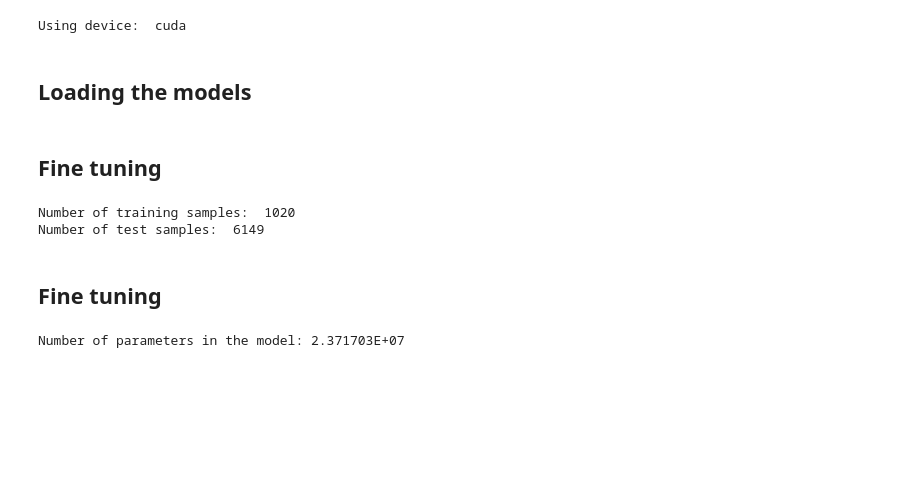
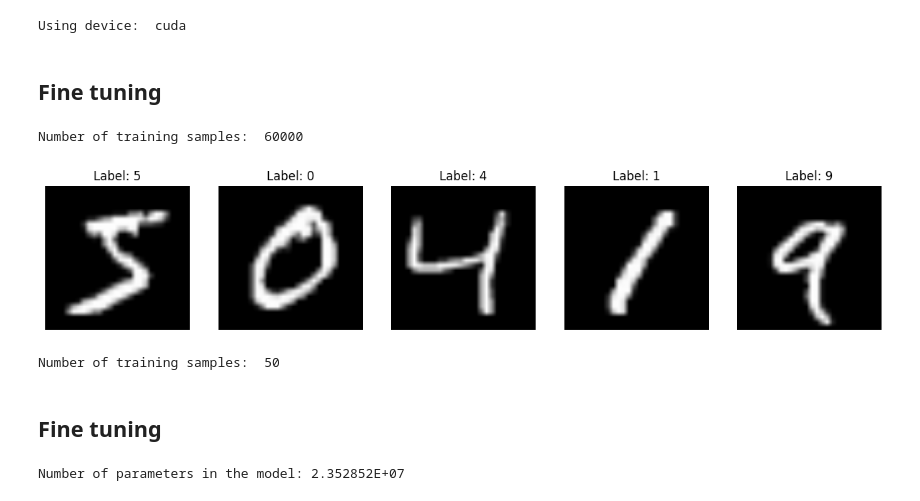
Before and after one commit to GabrielePintus/AdvancedDL-KernelMethods, a Jupyter notebook: Final Project/experiment.ipynb, the cells around one changed output. Saved outputs shown, nothing was run; the diff lists cells and outputs as text; code cells hidden in the pictures; blank space fills up the shorter version.

```diff
--- a/Final Project/experiment.ipynb
+++ b/Final Project/experiment.ipynb
@@ -30,4 +45,2 @@ print("Using device: ", device)
 # %% [output]
 Using device:  cuda
-# %% [markdown]
-## Loading the models
@@ -39,31 +47,45 @@ model_pretrained = resnet50(weights=ResNet50_Weights.IMAGENET1K_V2)
 # %% [markdown]
 ## Fine tuning
-# %%
-# Stanford Cars Dataset
-from torchvision.datasets import Flowers102
-import torchvision.transforms as transforms
-
-# Load the dataset
-transform = transforms.Compose([
-    transforms.Resize((128, 128)),
-    transforms.ToTensor()
-])
-train_dataset = Flowers102(
-    root = 'data',
-    split = 'train',
-    transform=transform,
-    download=True
-)
-test_dataset = Flowers102(
-    root = 'data',
-    split = 'test',
-    transform=transform,
-    download=True
-)
-
-print("Number of training samples: ", len(train_dataset))
-print("Number of test samples: ", len(test_dataset))
-# %% [output]
-Number of training samples:  1020
-Number of test samples:  6149
+# %%
+# Load the dataset
+transform = transforms.Compose([
+    transforms.Resize((128, 128)),
+    transforms.ToTensor(),
+    # RGB
+    transforms.Lambda(lambda x: x.repeat(3, 1, 1)),
+])
+train_dataset = MNIST(
+    root = 'data',
+    transform=transform,
+    download=True,
+    train=True
+)
+test_dataset = MNIST(
+    root = 'data',
+    transform=transform,
+    download=True,
+    train=False
+)
+num_classes = len(train_dataset.classes)
+print("Number of training samples: ", len(train_dataset))
+
+# Show some images
+fig, axs = plt.subplots(1, 5, figsize=(15, 5))
+for i in range(5):
+    img, label = train_dataset[i]
+    img = img.permute(1, 2, 0).numpy()
+    axs[i].imshow(img)
+    axs[i].set_title(f"Label: {label}")
+    axs[i].axis('off')
+plt.show()
+# %% [output]
+Number of training samples:  60000
+[figure, added]
+# %%
+# Downsample the training dataset
+train_dataset = torch.utils.data.Subset(train_dataset, np.random.choice(len(train_dataset), 50))
+
+print("Number of training samples: ", len(train_dataset))
+# %% [output]
+Number of training samples:  50
 # %%
@@ -77,7 +108,7 @@ model_pretrained.fc = nn.Linear(model_pretrained.fc.in_features, 102)
 # %% [markdown]
 ## Fine tuning
 # %%
-n_epochs = 10
+n_epochs = 30
 criterion = nn.CrossEntropyLoss()
 lr = 1e-3
 optimizer_new = optim.Adam(model_pretrained.parameters(), lr=lr)
@@ -88,4 +119,4 @@ model_pretrained.to(device)
 
 print(f"Number of parameters in the model: {sum(p.numel() for p in model_pretrained.parameters()):E}")
 # %% [output]
-Number of parameters in the model: 2.371703E+07
+Number of parameters in the model: 2.352852E+07
```
Also changed, not shown: parts of 24 cells of this notebook, 5 other files.
